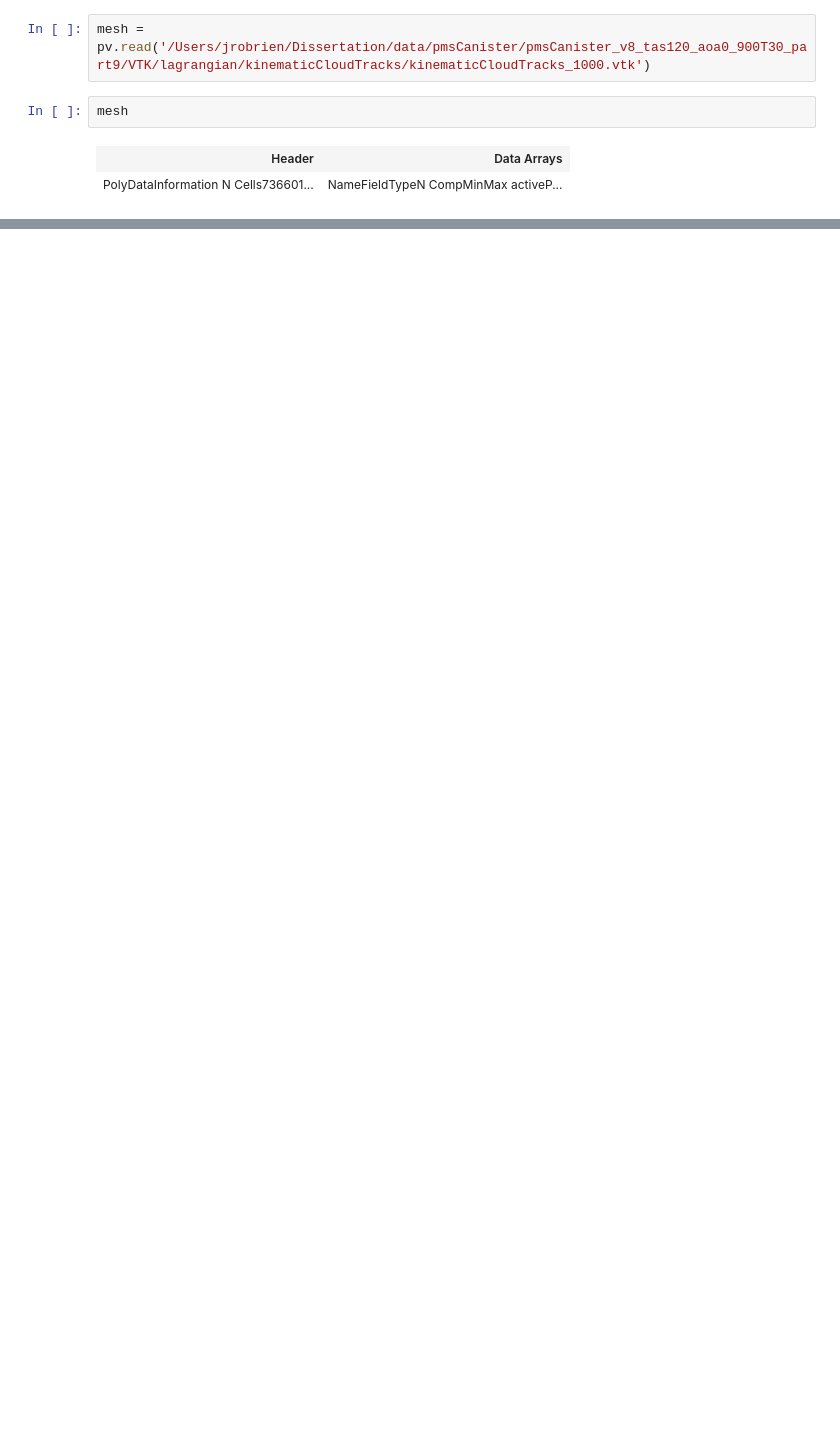
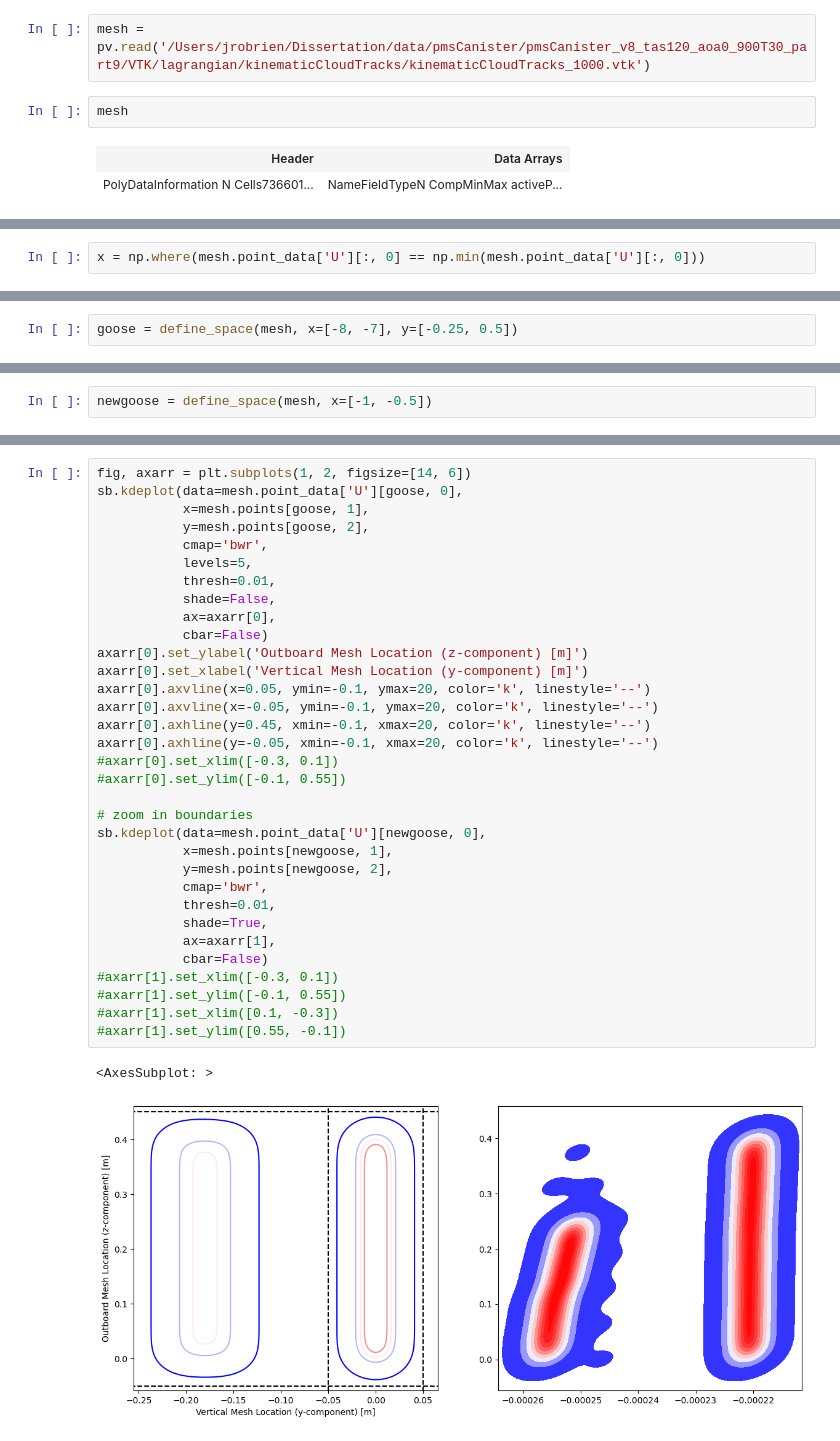
Before and after one commit to jrobrien91/dissertation, a Jupyter notebook: notebooks/CFD/pyvista-particleTracks.ipynb, the cells around one changed output, grey strips where cells are left out. Saved outputs shown, nothing was run; the diff lists cells and outputs as text; blank space fills up the shorter version.

```diff
--- a/notebooks/CFD/pyvista-particleTracks.ipynb
+++ b/notebooks/CFD/pyvista-particleTracks.ipynb
@@ -31,0 +30,2 @@ Widget(value="<iframe src='http://localhost:56081/index.html?ui=P_0x167f82700_3&
+# %%
+x = np.where(mesh.point_data['U'][:, 0] == np.min(mesh.point_data['U'][:, 0]))
@@ -31,0 +74,2 @@ Widget(value="<iframe src='http://localhost:56081/index.html?ui=P_0x167f82700_3&
+# %%
+goose = define_space(mesh, x=[-8, -7], y=[-0.25, 0.5])
@@ -31,0 +80,2 @@ Widget(value="<iframe src='http://localhost:56081/index.html?ui=P_0x167f82700_3&
+# %%
+newgoose = define_space(mesh, x=[-1, -0.5])
@@ -31,0 +96,36 @@ Widget(value="<iframe src='http://localhost:56081/index.html?ui=P_0x167f82700_3&
+# %%
+fig, axarr = plt.subplots(1, 2, figsize=[14, 6])
+sb.kdeplot(data=mesh.point_data['U'][goose, 0],
+           x=mesh.points[goose, 1],
+           y=mesh.points[goose, 2],
+           cmap='bwr',
+           levels=5,
+           thresh=0.01,
+           shade=False,
+           ax=axarr[0],
+           cbar=False)
+axarr[0].set_ylabel('Outboard Mesh Location (z-component) [m]')
+axarr[0].set_xlabel('Vertical Mesh Location (y-component) [m]')
+axarr[0].axvline(x=0.05, ymin=-0.1, ymax=20, color='k', linestyle='--')
+axarr[0].axvline(x=-0.05, ymin=-0.1, ymax=20, color='k', linestyle='--')
+axarr[0].axhline(y=0.45, xmin=-0.1, xmax=20, color='k', linestyle='--')
+axarr[0].axhline(y=-0.05, xmin=-0.1, xmax=20, color='k', linestyle='--')
+#axarr[0].set_xlim([-0.3, 0.1])
+#axarr[0].set_ylim([-0.1, 0.55])
+
+# zoom in boundaries
+sb.kdeplot(data=mesh.point_data['U'][newgoose, 0],
+           x=mesh.points[newgoose, 1],
+           y=mesh.points[newgoose, 2],
+           cmap='bwr',
+           thresh=0.01,
+           shade=True,
+           ax=axarr[1],
+           cbar=False)
+#axarr[1].set_xlim([-0.3, 0.1])
+#axarr[1].set_ylim([-0.1, 0.55])
+#axarr[1].set_xlim([0.1, -0.3])
+#axarr[1].set_ylim([0.55, -0.1])
+# %% [output]
+<AxesSubplot: >
+[figure, added]
```
Also changed, not shown: parts of 19 cells of this notebook, 2 other files.
